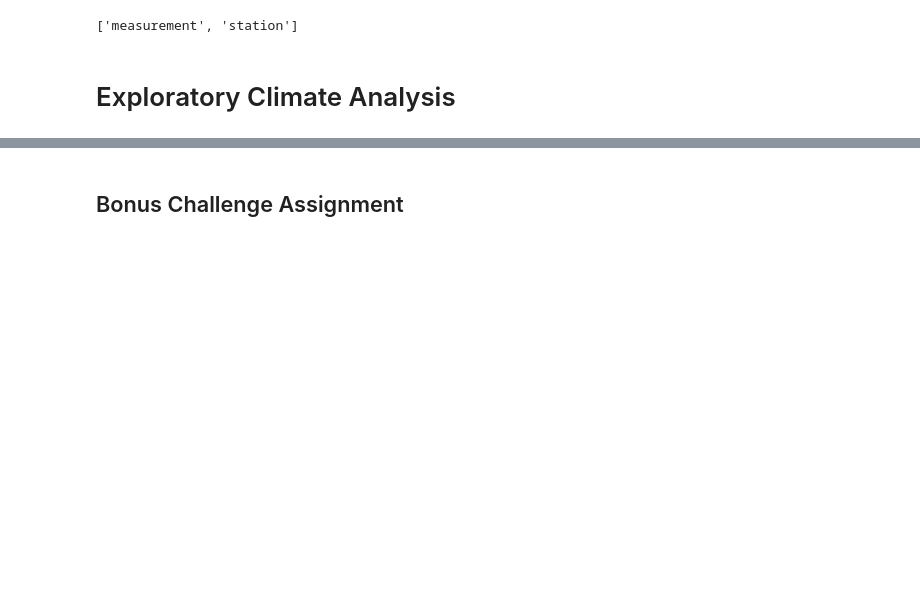
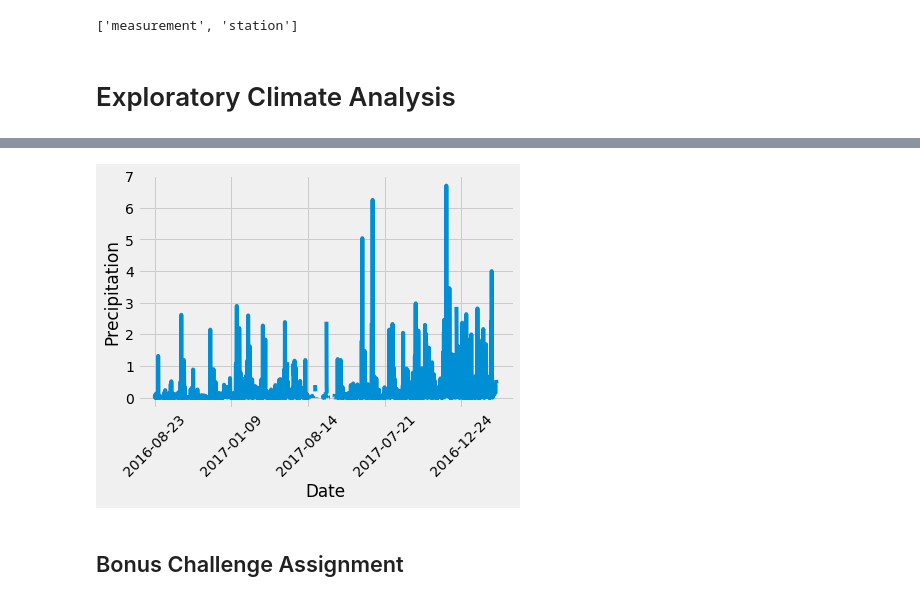
Before and after one commit to anniid/sqlalchemy-challenge, a Jupyter notebook: climate_starter.ipynb, the cells around one changed output, grey strips where cells are left out. Saved outputs shown, nothing was run; the diff lists cells and outputs as text; code cells hidden in the pictures; blank space fills up the shorter version.

```diff
--- a/climate_starter.ipynb
+++ b/climate_starter.ipynb
@@ -38,14 +38,17 @@ session=Session(engine)
 # %% [markdown]
 # Exploratory Climate Analysis
 # %%
-# Design a query to retrieve the last 12 months of precipitation data and plot the results (descending)
+# Design a query to retrieve the last 12 months of precipitation data and plot the results
+#last data point is 2017-08-23
 
 # Calculate the date 1 year ago from the last data point in the database
-
+last_year=(dt.date(2017,8,23)-dt.timedelta(days=365))
 # Perform a query to retrieve the data and precipitation scores
-
+results=session.query(measurement.date, measurement.prcp).filter(measurement.date>=last_year).all()
 # Save the query results as a Pandas DataFrame and set the index to the date column
+hawaii_df=pd.DataFrame(results, columns=["date", "precipitation"])
+hawaii_df.set_index(hawaii_df['date'], inplace=True)
 
 # Sort the dataframe by date
-
-# Use Pandas Plotting with Matplotlib to plot the data
+##it appears to already be sorted that way? Why re-sort it?
+hawaii_df
@@ -52,3 +70,11 @@ session=Session(engine)
+# %%
+# Use Pandas Plotting with Matplotlib to plot the data
+hawaii_df.plot(rot=45, legend=None)
+plt.ylabel("Precipitation")
+plt.xlabel("Date")
+plt.show()
+# %% [output]
+[figure, added]
 # %%
 # Use Pandas to calcualte the summary statistics for the precipitation data
 # %%
```
Also changed, not shown: parts of 1 cell of this notebook.
